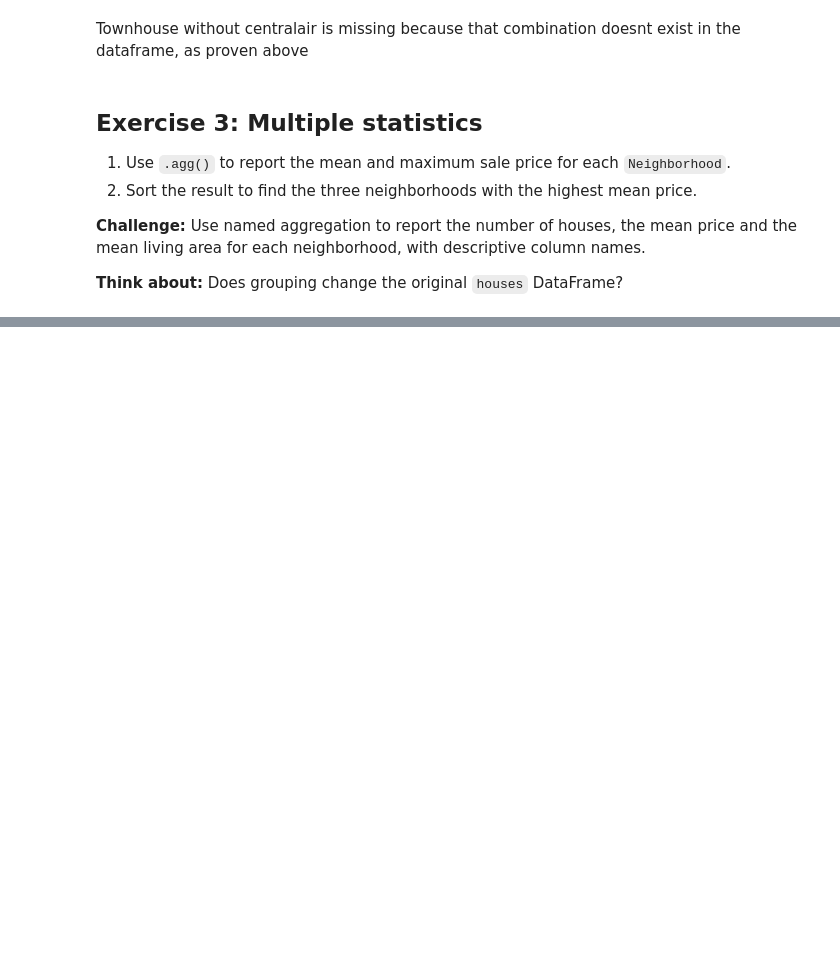
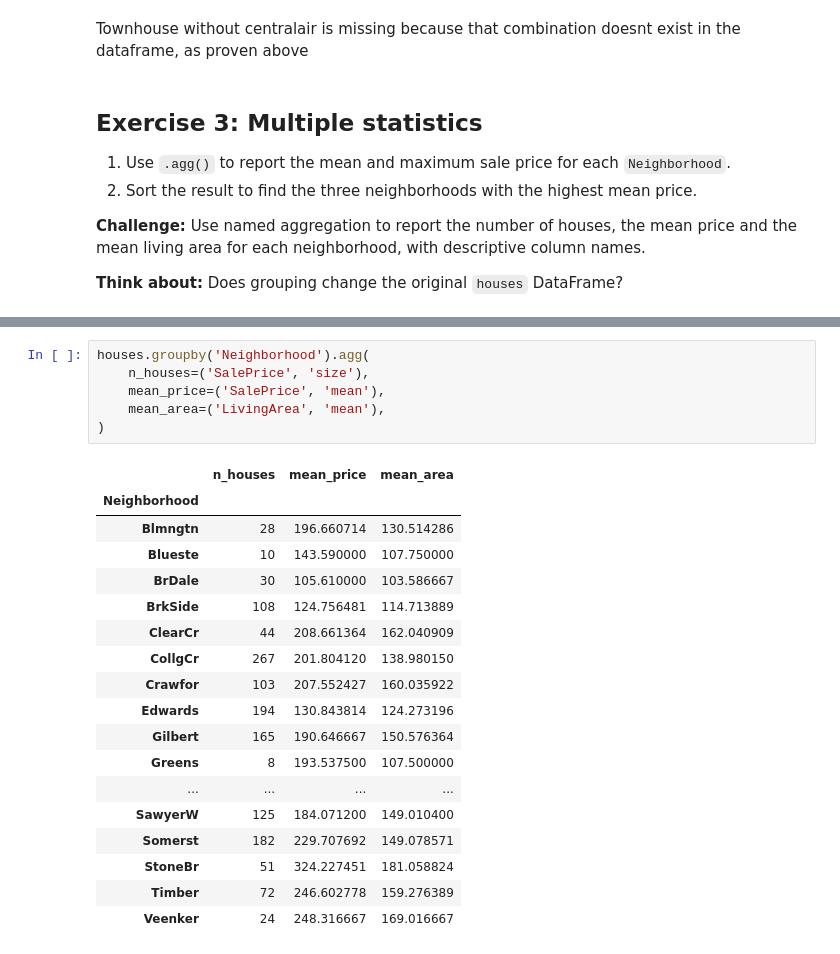
Before and after one commit to falkfrydenlund-creator/TECH2-H26, a Jupyter notebook: workshops/Practice workshops/Week10_grouping.ipynb, the cells around one changed output, grey strips where cells are left out. Saved outputs shown, nothing was run; the diff lists cells and outputs as text; blank space fills up the shorter version.

```diff
--- a/workshops/Practice workshops/Week10_grouping.ipynb
+++ b/workshops/Practice workshops/Week10_grouping.ipynb
@@ -142,0 +125,25 @@ Name: SalePrice, dtype: float64
+# %%
+houses.groupby('Neighborhood').agg(
+    n_houses=('SalePrice', 'size'),
+    mean_price=('SalePrice', 'mean'),
+    mean_area=('LivingArea', 'mean'),
+)
+# %% [output]
+|  | n_houses | mean_price | mean_area |
+| Neighborhood |  |  |  |
+| Blmngtn | 28 | 196.660714 | 130.514286 |
+| Blueste | 10 | 143.590000 | 107.750000 |
+| BrDale | 30 | 105.610000 | 103.586667 |
+| BrkSide | 108 | 124.756481 | 114.713889 |
+| ClearCr | 44 | 208.661364 | 162.040909 |
+| CollgCr | 267 | 201.804120 | 138.980150 |
+| Crawfor | 103 | 207.552427 | 160.035922 |
+| Edwards | 194 | 130.843814 | 124.273196 |
+| Gilbert | 165 | 190.646667 | 150.576364 |
+| Greens | 8 | 193.537500 | 107.500000 |
+| ... | ... | ... | ... |
+| SawyerW | 125 | 184.071200 | 149.010400 |
+| Somerst | 182 | 229.707692 | 149.078571 |
+| StoneBr | 51 | 324.227451 | 181.058824 |
+| Timber | 72 | 246.602778 | 159.276389 |
+| Veenker | 24 | 248.316667 | 169.016667 |
```
Also changed, not shown: parts of 7 cells of this notebook, 1 other file.
